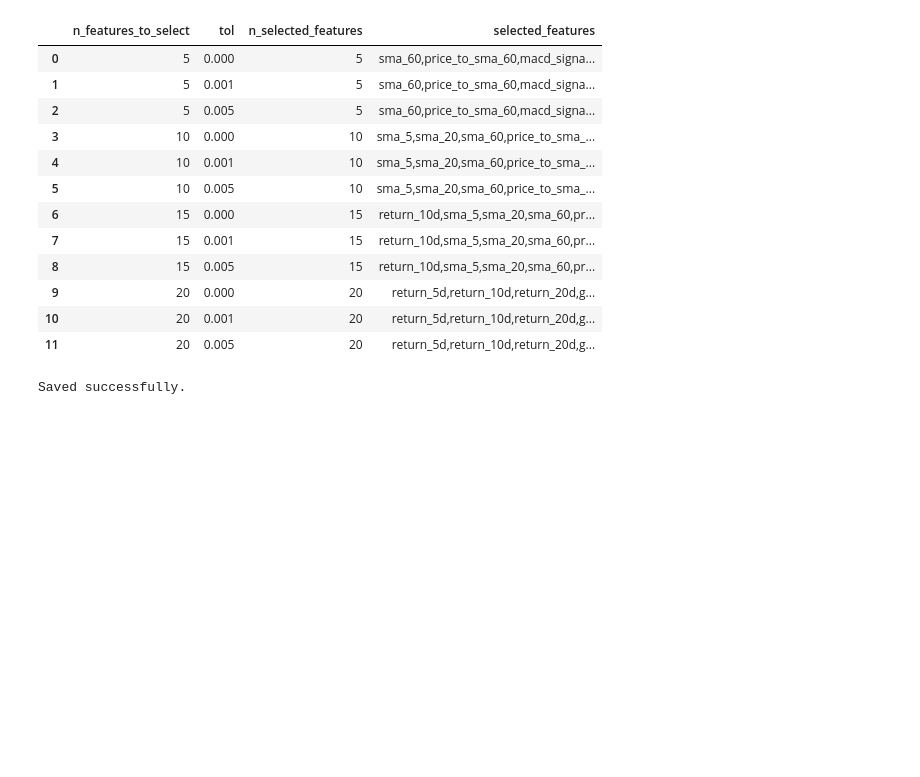
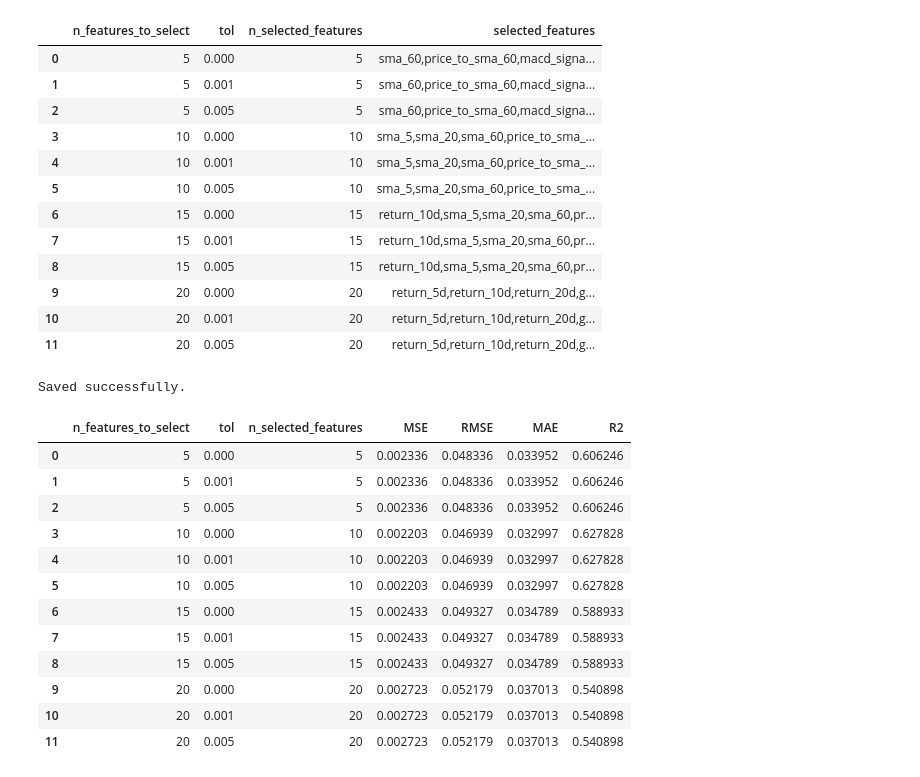
Before and after one commit to vpdrnls-cold/StockLens, a Jupyter notebook: notebooks/feature_selection/sfs_random_forest.ipynb, the cells around one changed output. Saved outputs shown, nothing was run; the diff lists cells and outputs as text; code cells hidden in the pictures; blank space fills up the shorter version.

```diff
--- a/notebooks/feature_selection/sfs_random_forest.ipynb
+++ b/notebooks/feature_selection/sfs_random_forest.ipynb
@@ -235,3 +235,68 @@ sfs_results.to_csv(
 print("Saved successfully.")
 # %% [output]
 Saved successfully.
+# %%
+from sklearn.ensemble import RandomForestRegressor
+from sklearn.model_selection import KFold, cross_validate
+import numpy as np
+import pandas as pd
+
+scoring = {
+    "mse": "neg_mean_squared_error",
+    "mae": "neg_mean_absolute_error",
+    "r2": "r2"
+}
+
+performance_results = []
+
+for _, row in sfs_results.iterrows():
+
+    n_features = row["n_features_to_select"]
+    tol = row["tol"]
+
+    features = row["selected_features"].split(",")
+
+    X_selected = X[features]
+
+    rf = RandomForestRegressor(
+        n_estimators=100,
+        random_state=42,
+        n_jobs=-1
+    )
+
+    scores = cross_validate(
+        rf,
+        X_selected,
+        y,
+        cv=cv,
+        scoring=scoring,
+        n_jobs=-1
+    )
+
+    performance_results.append({
+        "n_features_to_select": n_features,
+        "tol": tol,
+        "n_selected_features": len(features),
+        "MSE": -scores["test_mse"].mean(),
+        "RMSE": np.sqrt(-scores["test_mse"].mean()),
+        "MAE": -scores["test_mae"].mean(),
+        "R2": scores["test_r2"].mean()
+    })
+
+performance_df = pd.DataFrame(performance_results)
+
+performance_df
+# %% [output]
+|  | n_features_to_select | tol | n_selected_features | MSE | RMSE | MAE | R2 |
+| 0 | 5 | 0.000 | 5 | 0.002336 | 0.048336 | 0.033952 | 0.606246 |
+| 1 | 5 | 0.001 | 5 | 0.002336 | 0.048336 | 0.033952 | 0.606246 |
+| 2 | 5 | 0.005 | 5 | 0.002336 | 0.048336 | 0.033952 | 0.606246 |
+| 3 | 10 | 0.000 | 10 | 0.002203 | 0.046939 | 0.032997 | 0.627828 |
+| 4 | 10 | 0.001 | 10 | 0.002203 | 0.046939 | 0.032997 | 0.627828 |
+| 5 | 10 | 0.005 | 10 | 0.002203 | 0.046939 | 0.032997 | 0.627828 |
+| 6 | 15 | 0.000 | 15 | 0.002433 | 0.049327 | 0.034789 | 0.588933 |
+| 7 | 15 | 0.001 | 15 | 0.002433 | 0.049327 | 0.034789 | 0.588933 |
+| 8 | 15 | 0.005 | 15 | 0.002433 | 0.049327 | 0.034789 | 0.588933 |
+| 9 | 20 | 0.000 | 20 | 0.002723 | 0.052179 | 0.037013 | 0.540898 |
+| 10 | 20 | 0.001 | 20 | 0.002723 | 0.052179 | 0.037013 | 0.540898 |
+| 11 | 20 | 0.005 | 20 | 0.002723 | 0.052179 | 0.037013 | 0.540898 |
```
Also changed, not shown: parts of 2 cells of this notebook, 5 other files.
